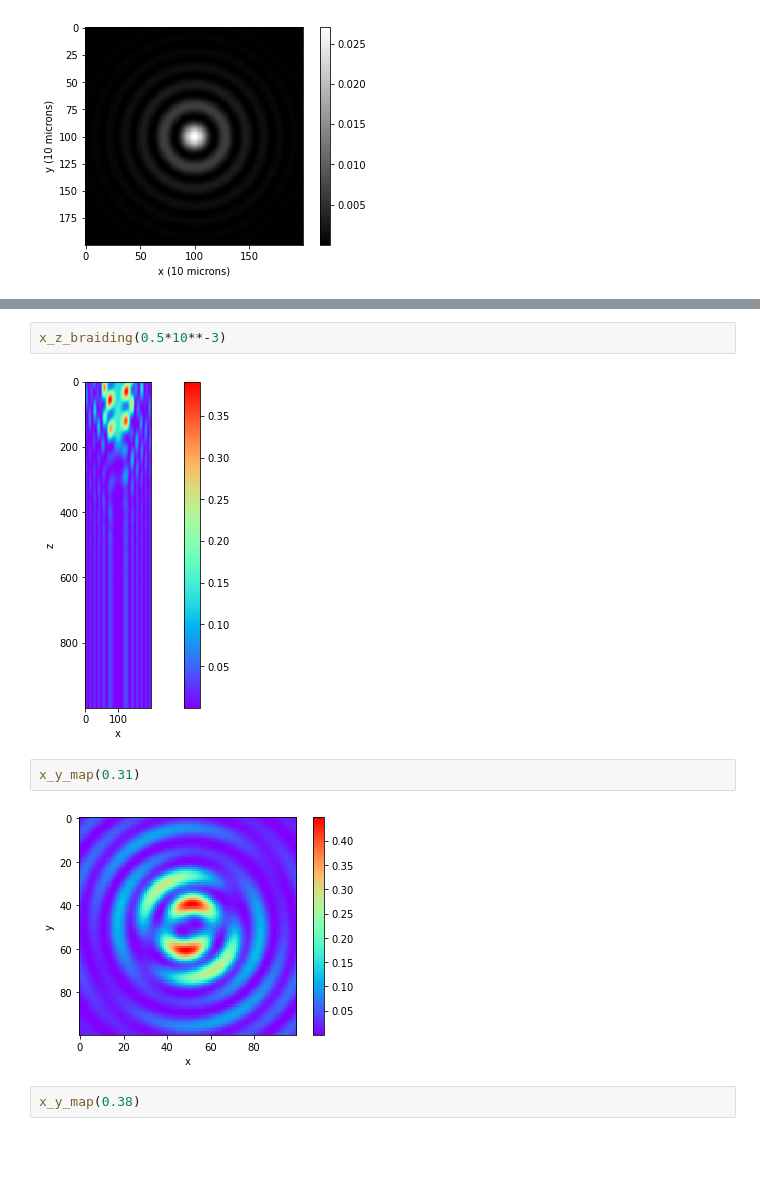
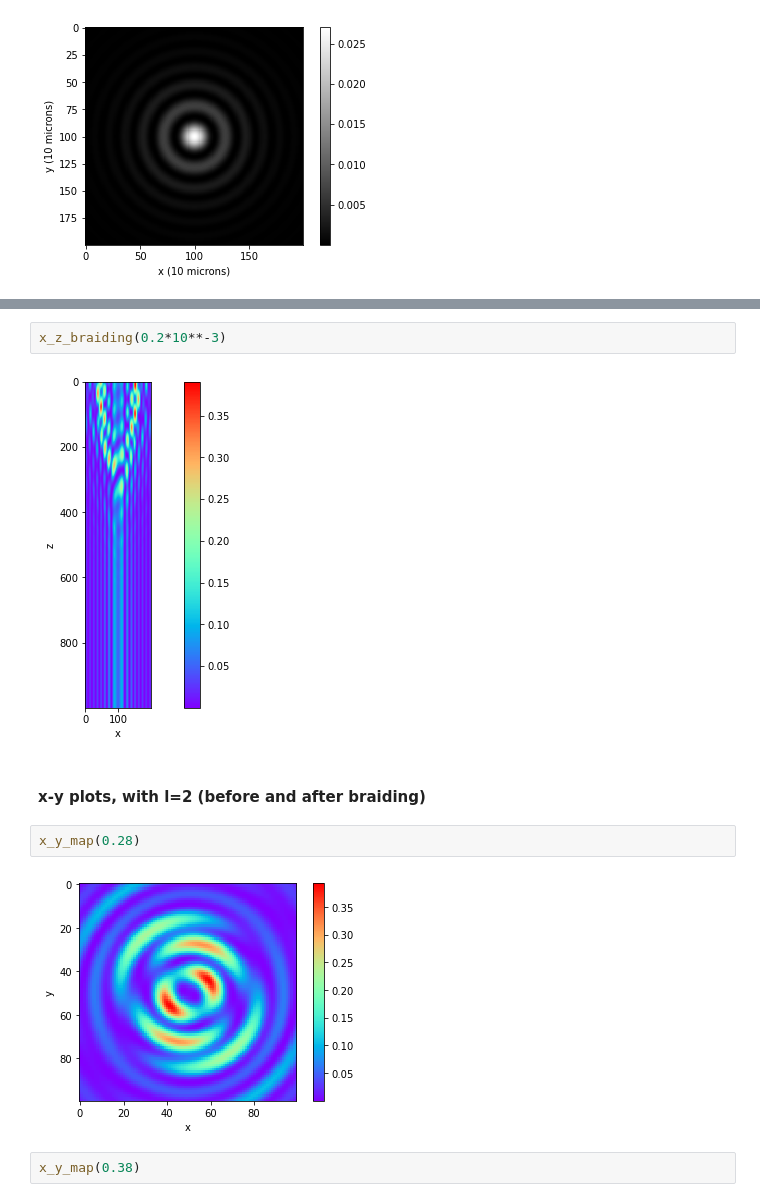
Before and after one commit to jabacousnac/Grier-Lab-Code, a Jupyter notebook: Axial_braiding.ipynb, the cells around one changed output, grey strips where cells are left out. Cells and saved outputs as stored; diff of their text form; blank space fills up the shorter version.

```diff
--- a/Axial_braiding.ipynb
+++ b/Axial_braiding.ipynb
@@ -142,11 +135,13 @@ Bessel_transverse_map(0.38)
 # %%
-x_z_braiding(0.5*10**-3)
+x_z_braiding(0.2*10**-3)
 # %% [output]
-[figure, old version]
+[figure, new version]
+# %% [markdown]
+#### x-y plots, with l=2 (before and after braiding)
 # %%
-x_y_map(0.31)
+x_y_map(0.28)
 # %% [output]
-[figure, old version]
+[figure, new version]
 # %%
 x_y_map(0.38)
 # %% [output]
```
Also changed, not shown: parts of 3 cells of this notebook.
